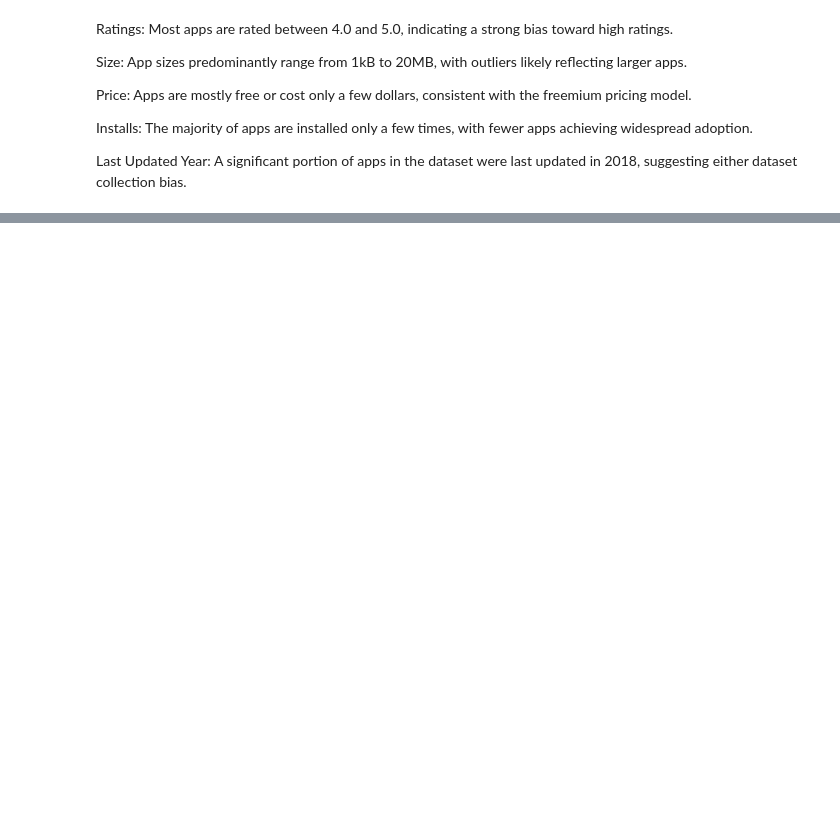
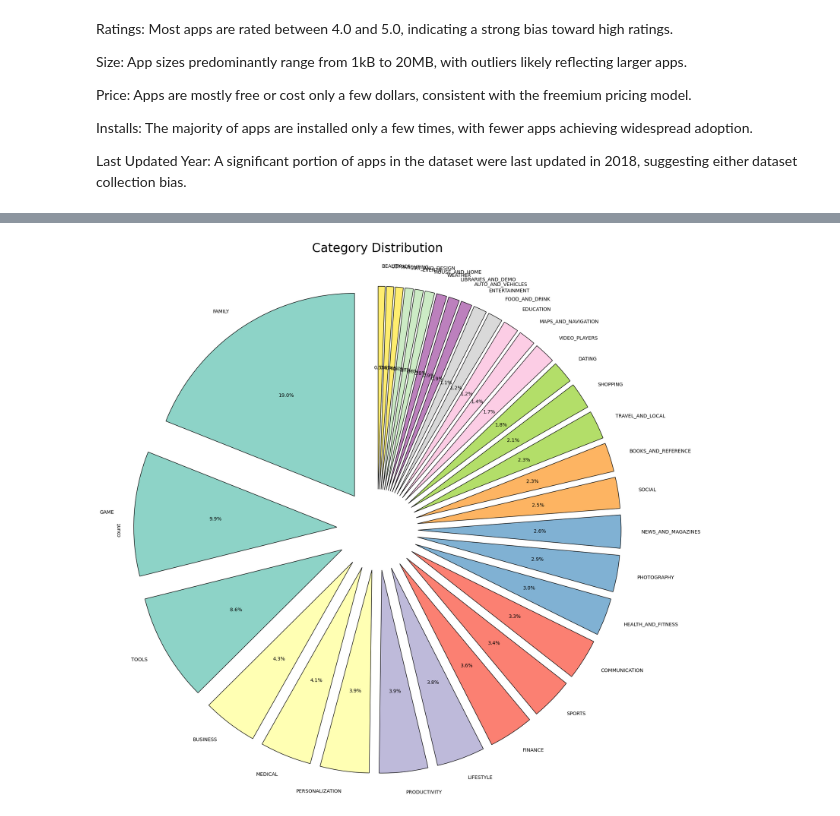
Before and after one commit to orinizri/google-play-store-EDA, a Jupyter notebook: google_playstore_eda.ipynb, the cells around one changed output, grey strips where cells are left out. Cells and saved outputs as stored; diff of their text form; code cells hidden in the pictures; blank space fills up the shorter version.

```diff
--- a/google_playstore_eda.ipynb
+++ b/google_playstore_eda.ipynb
@@ -127,0 +141,24 @@ Last Updated Year: A significant portion of apps in the dataset were last update
+# %%
+# Plotting the pie chart for the 'Category' column
+category_counts = df['Category'].value_counts()
+
+# Plot pie chart
+plt.figure(figsize=(20, 16))
+category_counts.plot.pie(
+    autopct='%1.1f%%',
+    startangle=90,      # Start the plot at the top
+    explode=[0.2] * len(category_counts),  # Slightly explode each slice (optional)
+    cmap='Set3',
+    labels=category_counts.index,
+    legend=False,
+    wedgeprops={'edgecolor': 'black', 'linewidth': 1}
+)
+
+# Add title
+plt.title("Category Distribution", fontsize=25, pad=50)
+
+# Show the plot
+plt.tight_layout()  # Adjust layout to ensure everything fits properly
+plt.show()
+# %% [output]
+[figure, added]
```
Also changed, not shown: parts of 2 cells of this notebook.
